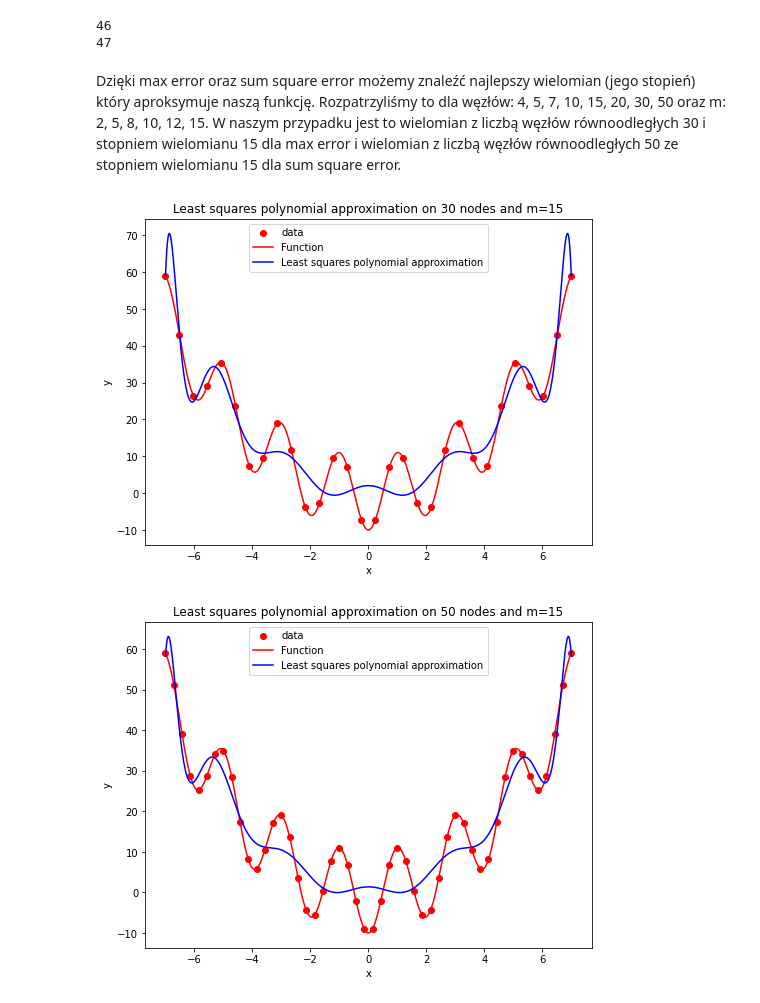
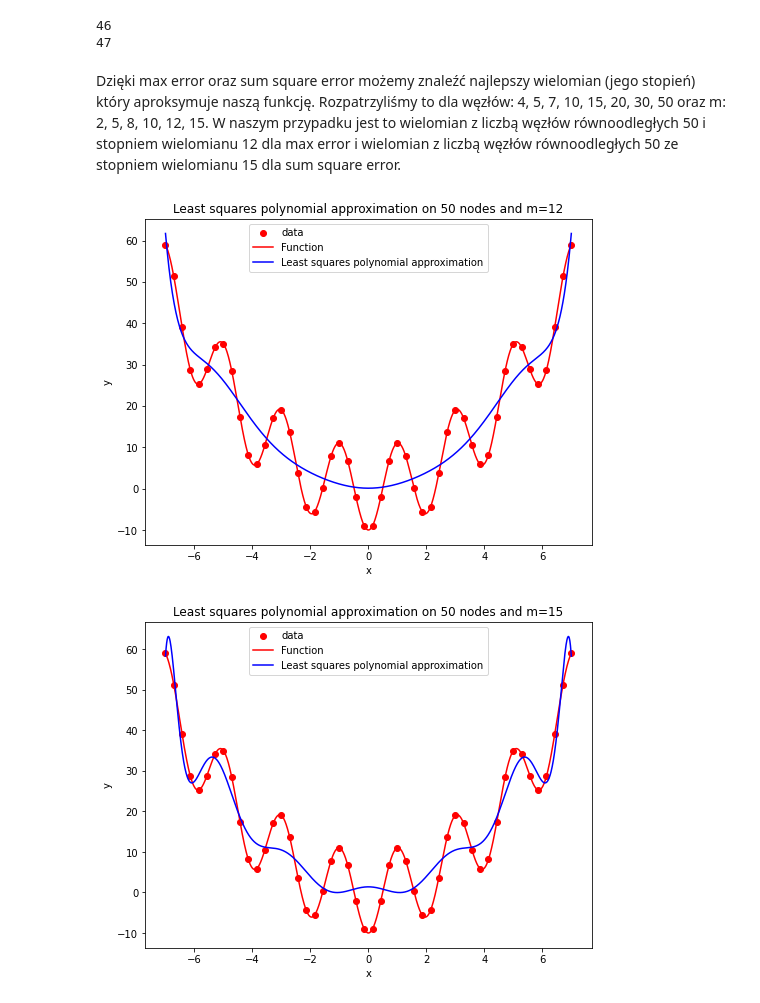
Before and after one commit to Szymon-Budziak/MOwNiT_course_AGH, a Jupyter notebook: Lab_5/Lab_5_code.ipynb, the cells around one changed output. Saved outputs shown, nothing was run; the diff lists cells and outputs as text; code cells hidden in the pictures.

```diff
--- a/Lab_5/Lab_5_code.ipynb
+++ b/Lab_5/Lab_5_code.ipynb
@@ -196,11 +196,11 @@ print(df["ls approximation sum square error"].idxmin())
 46
 47
 # %% [markdown]
-Dzięki max error oraz sum square error możemy znaleźć najlepszy wielomian (jego stopień) który aproksymuje naszą funkcję. Rozpatrzyliśmy to dla węzłów: 4, 5, 7, 10, 15, 20, 30, 50 oraz m: 2, 5, 8, 10, 12, 15. W naszym przypadku jest to wielomian z liczbą węzłów równoodległych 30 i stopniem wielomianu 15 dla max error i wielomian z liczbą węzłów równoodległych 50 ze stopniem wielomianu 15 dla sum square error.
+Dzięki max error oraz sum square error możemy znaleźć najlepszy wielomian (jego stopień) który aproksymuje naszą funkcję. Rozpatrzyliśmy to dla węzłów: 4, 5, 7, 10, 15, 20, 30, 50 oraz m: 2, 5, 8, 10, 12, 15. W naszym przypadku jest to wielomian z liczbą węzłów równoodległych 50 i stopniem wielomianu 12 dla max error i wielomian z liczbą węzłów równoodległych 50 ze stopniem wielomianu 15 dla sum square error.
 # %%
-ls_approximation(-7, 7, 30, 15)
+ls_approximation(-7, 7, 50, 12)
 # %% [output]
-[figure, old version]
+[figure, new version]
 # %%
 ls_approximation(-7, 7, 50, 15)
 # %% [output]
```
Also changed, not shown: parts of 2 cells of this notebook, 1 other file.
